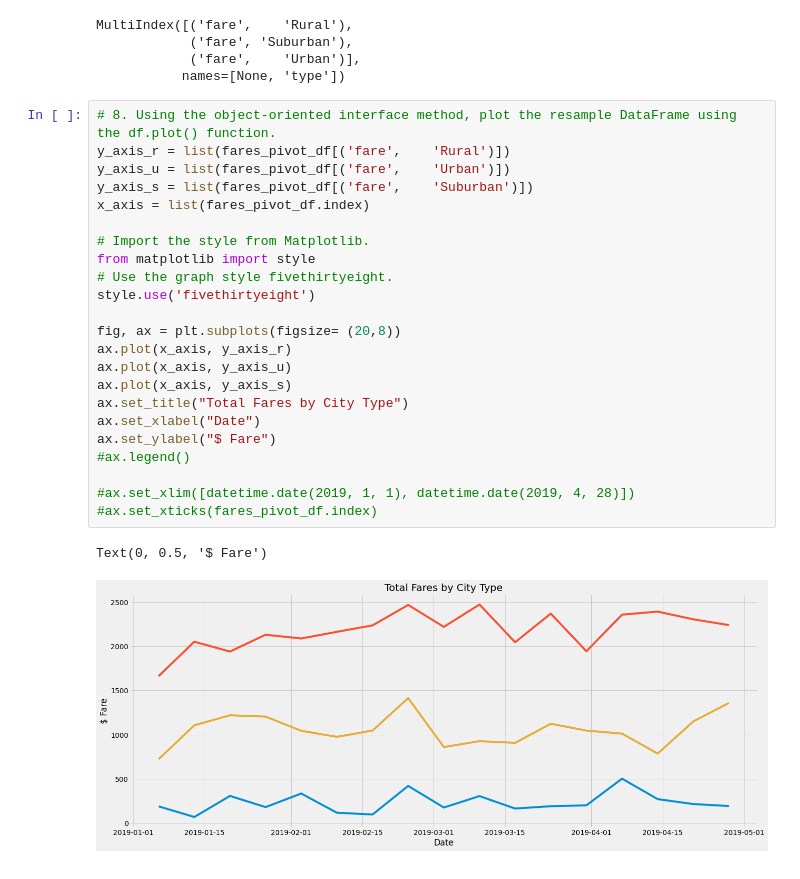
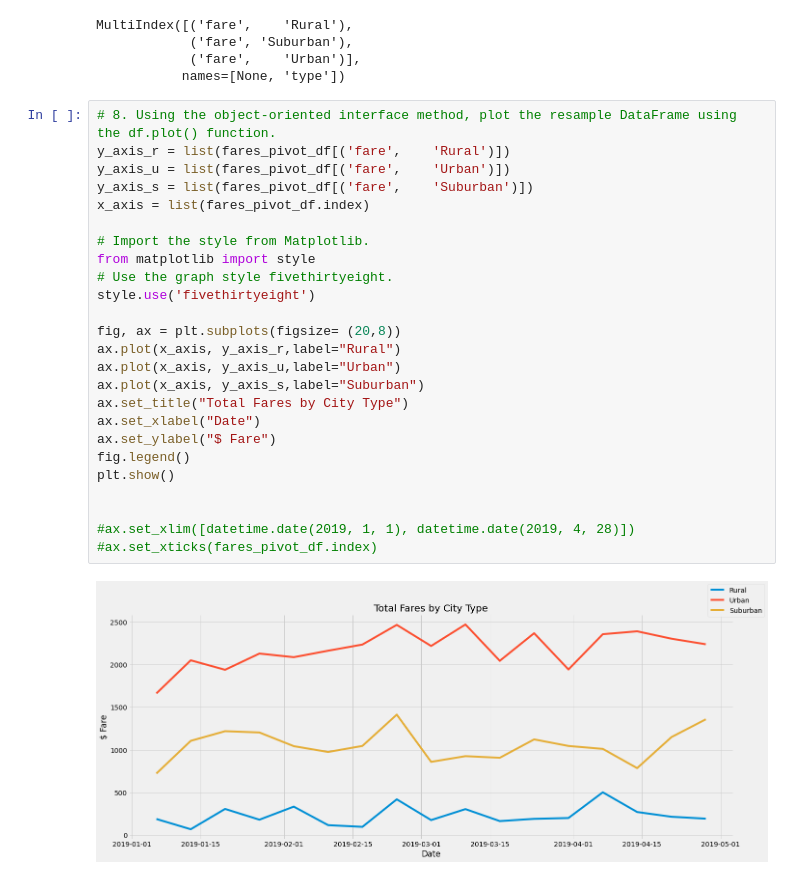
Before and after one commit to amangill09/PyBer_Analysis, a Jupyter notebook: PyBer_Challenge.ipynb, the cells around one changed output. Drawn from its saved outputs; the diff is of its cells as text.

```diff
--- a/PyBer_Challenge.ipynb
+++ b/PyBer_Challenge.ipynb
@@ -259,26 +259,27 @@ MultiIndex([('fare',    'Rural'),
 # %%
 # 8. Using the object-oriented interface method, plot the resample DataFrame using the df.plot() function.
 y_axis_r = list(fares_pivot_df[('fare',    'Rural')])
 y_axis_u = list(fares_pivot_df[('fare',    'Urban')])
 y_axis_s = list(fares_pivot_df[('fare',    'Suburban')])
 x_axis = list(fares_pivot_df.index)
 
 # Import the style from Matplotlib.
 from matplotlib import style
 # Use the graph style fivethirtyeight.
 style.use('fivethirtyeight')
 
 fig, ax = plt.subplots(figsize= (20,8))
-ax.plot(x_axis, y_axis_r)
-ax.plot(x_axis, y_axis_u)
-ax.plot(x_axis, y_axis_s)
+ax.plot(x_axis, y_axis_r,label="Rural")
+ax.plot(x_axis, y_axis_u,label="Urban")
+ax.plot(x_axis, y_axis_s,label="Suburban")
 ax.set_title("Total Fares by City Type")
 ax.set_xlabel("Date")
 ax.set_ylabel("$ Fare")
-#ax.legend()
+fig.legend()
+plt.show()
+
 
 #ax.set_xlim([datetime.date(2019, 1, 1), datetime.date(2019, 4, 28)])
 #ax.set_xticks(fares_pivot_df.index)
 # %% [output]
-Text(0, 0.5, '$ Fare')
-[figure, old version]
+[figure, new version]
```
